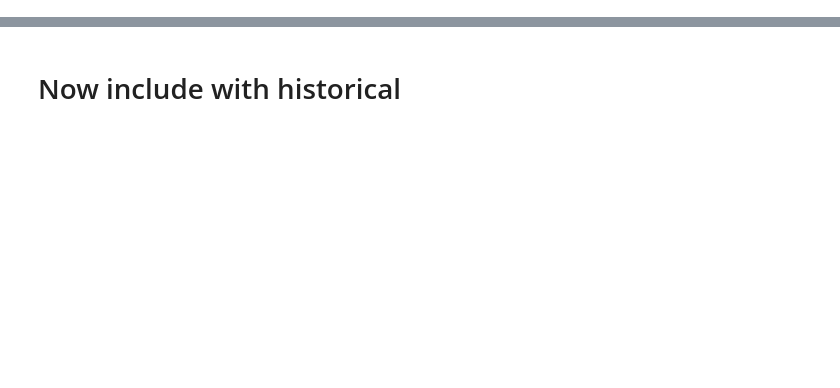
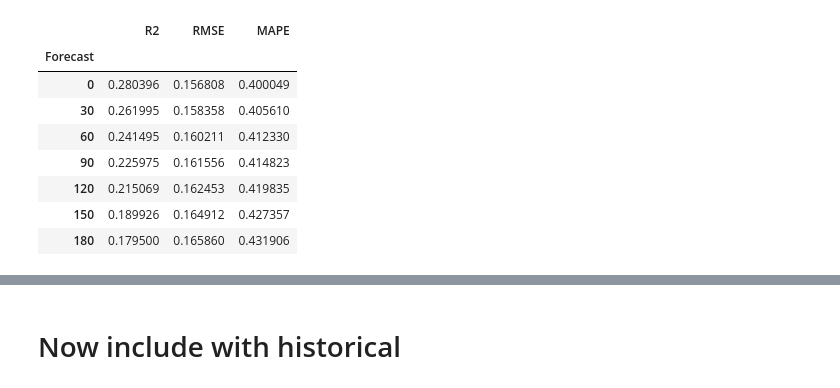
Before and after one commit to JPLMLIA/Time-FED, a Jupyter notebook: notebooks/PWV_plots.ipynb, the cells around one changed output, grey strips where cells are left out. Saved outputs shown, nothing was run; the diff lists cells and outputs as text; code cells hidden in the pictures; blank space fills up the shorter version.

```diff
--- a/notebooks/PWV_plots.ipynb
+++ b/notebooks/PWV_plots.ipynb
@@ -24,3 +35,15 @@ df_scores
+# %%
+df_scores_filtrd
+# %% [output]
+|  | R2 | RMSE | MAPE |
+| Forecast |  |  |  |
+| 0 | 0.280396 | 0.156808 | 0.400049 |
+| 30 | 0.261995 | 0.158358 | 0.405610 |
+| 60 | 0.241495 | 0.160211 | 0.412330 |
+| 90 | 0.225975 | 0.161556 | 0.414823 |
+| 120 | 0.215069 | 0.162453 | 0.419835 |
+| 150 | 0.189926 | 0.164912 | 0.427357 |
+| 180 | 0.179500 | 0.165860 | 0.431906 |
 # %%
 d = {30: [0.030, 0.052, 0.995],
      60: [0.057, 0.096, 0.983],
```
Also changed, not shown: parts of 5 cells of this notebook, 8 other files.
